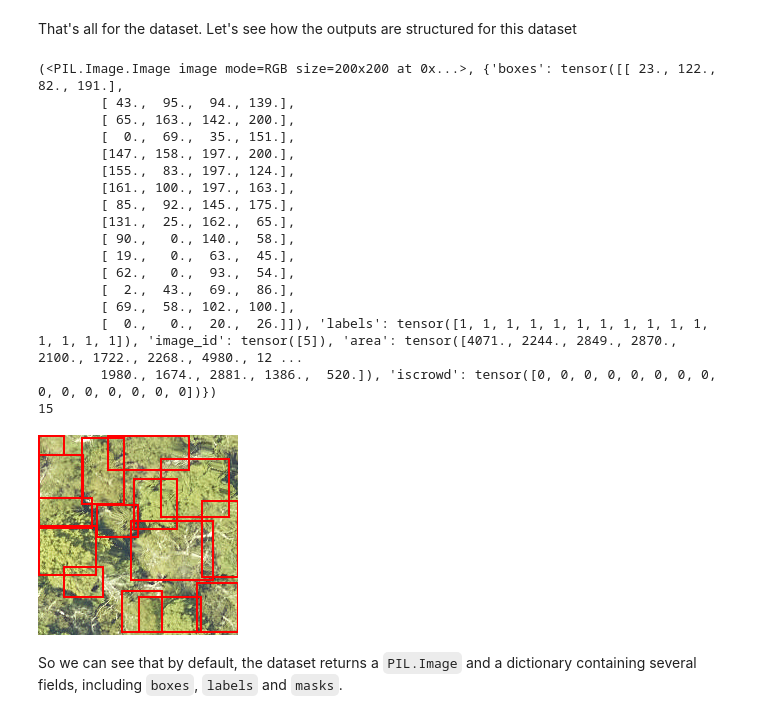
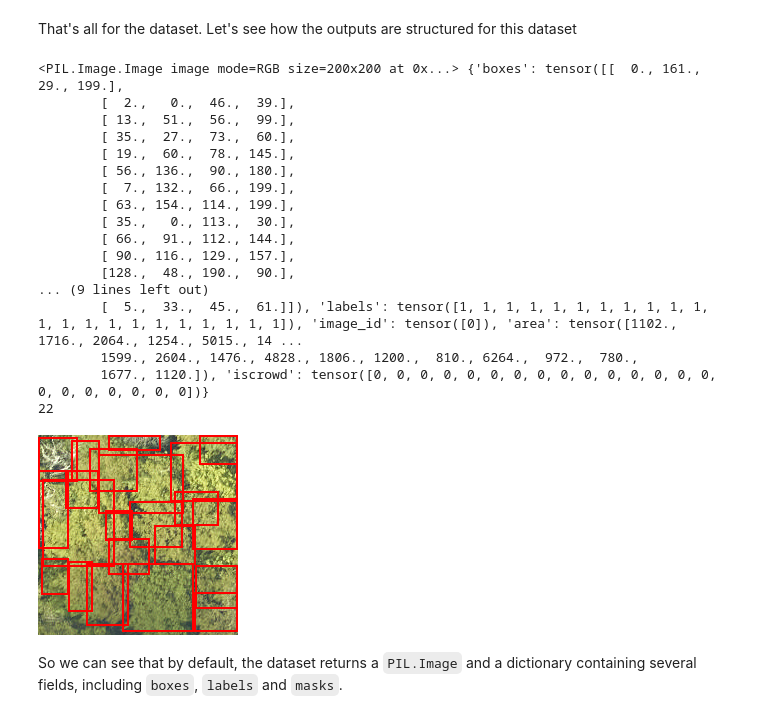
Before and after one commit to ilyasher/imi-kumulaau-seek-trees, a Jupyter notebook: Shared_Copy_of_torchvision_finetuning_instance_segmentation.ipynb, the cells around one changed output. Drawn from its saved outputs; the diff is of its cells as text; code cells hidden in the pictures.

```diff
--- a/Shared_Copy_of_torchvision_finetuning_instance_segmentation.ipynb
+++ b/Shared_Copy_of_torchvision_finetuning_instance_segmentation.ipynb
@@ -293,44 +246,43 @@ class IDTreesDataset(torch.utils.data.Dataset):
 # %% [markdown]
 That's all for the dataset. Let's see how the outputs are structured for this dataset
 # %%
-dataset = IDTreesDataset('out/train/')
+dataset = IDTreesDataset('./train/RemoteSensing/RGB/')
 
-print(dataset[5])
-
-img, target = dataset[5]
+img, target = dataset[0]
+print(img, target)
 
 from PIL import Image, ImageDraw
 
 bb_img = img
 bb_draw_img = ImageDraw.Draw(bb_img)
 
 boxes = target['boxes']
 for box in boxes:
   box = [int(coord) for coord in box]
   shape = [(box[1], box[0]), (box[3], box[2])]
   bb_draw_img.rectangle(shape, outline ="red", width=2)
 
 print(len(boxes))
 bb_img
 # %% [output]
-(<PIL.Image.Image image mode=RGB size=200x200 at 0x...>, {'boxes': tensor([[ 23., 122.,  82., 191.],
-        [ 43.,  95.,  94., 139.],
-        [ 65., 163., 142., 200.],
-        [  0.,  69.,  35., 151.],
-        [147., 158., 197., 200.],
-        [155.,  83., 197., 124.],
-        [161., 100., 197., 163.],
-        [ 85.,  92., 145., 175.],
-        [131.,  25., 162.,  65.],
-        [ 90.,   0., 140.,  58.],
-        [ 19.,   0.,  63.,  45.],
-        [ 62.,   0.,  93.,  54.],
-        [  2.,  43.,  69.,  86.],
-        [ 69.,  58., 102., 100.],
-        [  0.,   0.,  20.,  26.]]), 'labels': tensor([1, 1, 1, 1, 1, 1, 1, 1, 1, 1, 1, 1, 1, 1, 1]), 'image_id': tensor([5]), 'area': tensor([4071., 2244., 2849., 2870., 2100., 1722., 2268., 4980., 12 ...
-        1980., 1674., 2881., 1386.,  520.]), 'iscrowd': tensor([0, 0, 0, 0, 0, 0, 0, 0, 0, 0, 0, 0, 0, 0, 0])})
-15
+<PIL.Image.Image image mode=RGB size=200x200 at 0x...> {'boxes': tensor([[  0., 161.,  29., 199.],
+        [  2.,   0.,  46.,  39.],
+        [ 13.,  51.,  56.,  99.],
+        [ 35.,  27.,  73.,  60.],
+        [ 19.,  60.,  78., 145.],
+        [ 56., 136.,  90., 180.],
+        [  7., 132.,  66., 199.],
+        [ 63., 154., 114., 199.],
+        [ 35.,   0., 113.,  30.],
+        [ 66.,  91., 112., 144.],
+        [ 90., 116., 129., 157.],
+        [128.,  48., 190.,  90.],
+... (9 lines left out)
+        [  5.,  33.,  45.,  61.]]), 'labels': tensor([1, 1, 1, 1, 1, 1, 1, 1, 1, 1, 1, 1, 1, 1, 1, 1, 1, 1, 1, 1, 1, 1]), 'image_id': tensor([0]), 'area': tensor([1102., 1716., 2064., 1254., 5015., 14 ...
+        1599., 2604., 1476., 4828., 1806., 1200.,  810., 6264.,  972.,  780.,
+        1677., 1120.]), 'iscrowd': tensor([0, 0, 0, 0, 0, 0, 0, 0, 0, 0, 0, 0, 0, 0, 0, 0, 0, 0, 0, 0, 0, 0])}
+22
-[figure, old version]
+[figure, new version]
 # %% [markdown]
 So we can see that by default, the dataset returns a `PIL.Image` and a dictionary
 containing several fields, including `boxes`, `labels` and `masks`.
```
Also changed, not shown: parts of 15 cells of this notebook.
